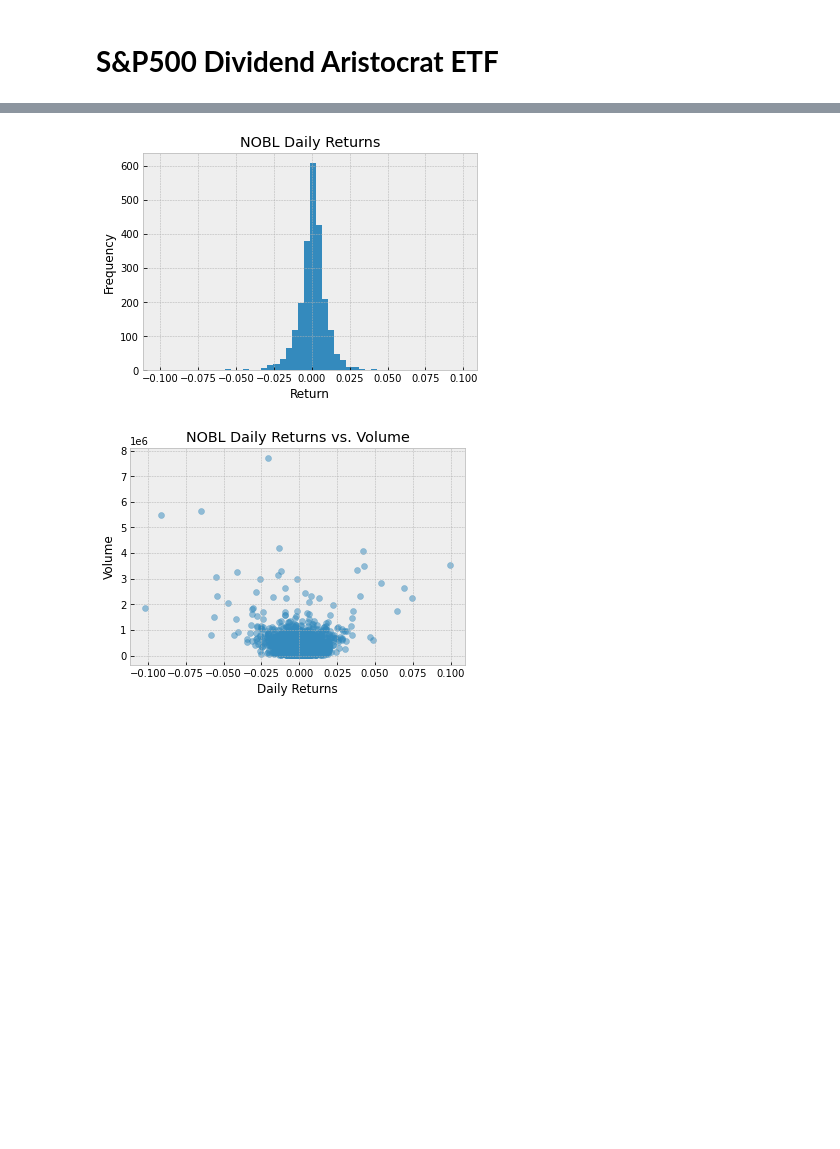
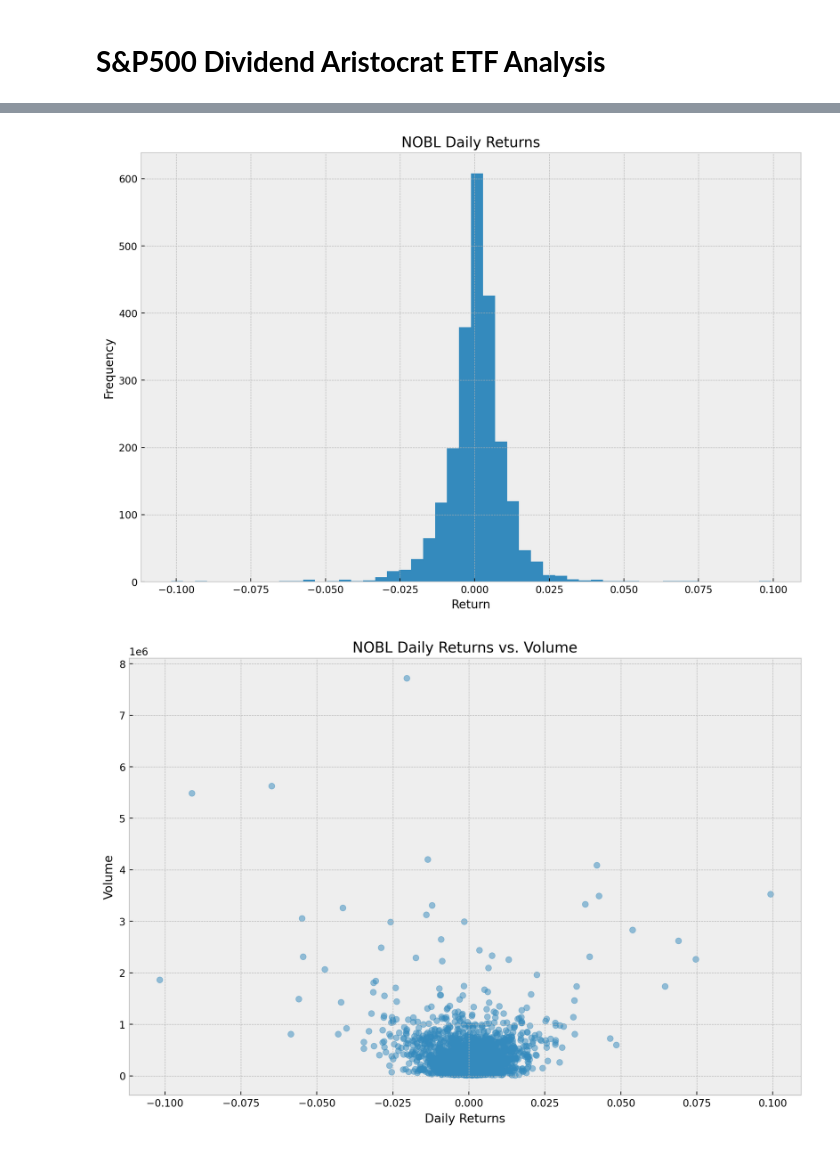
Before and after one commit to dibend/Jupyter, a Jupyter notebook: NOBL.ipynb, the cells around one changed output, grey strips where cells are left out. Saved outputs shown, nothing was run; the diff lists cells and outputs as text; code cells hidden in the pictures; blank space fills up the shorter version.

```diff
--- a/NOBL.ipynb
+++ b/NOBL.ipynb
@@ -1,7 +1,7 @@
 # %% [markdown]
 <a href="https://colab.research.google.com/github/dibend/Colab/blob/main/NOBL.ipynb" target="_parent"><img src="https://colab.research.google.com/assets/colab-badge.svg" alt="Open In Colab"/></a>
 # %% [markdown]
-# **S&P500 Dividend Aristocrat ETF**
+# **S&P500 Dividend Aristocrat ETF Analysis**
 # %%
 # First, install yfinance if it is not already installed
 !pip install yfinance
@@ -13,6 +13,9 @@ import yfinance as yf
 import matplotlib.pyplot as plt
 
 plt.style.use("bmh")
+fig=plt.figure(figsize=(12,8), dpi= 200)
+plt.rcParams['figure.figsize'] = [12, 8]
+plt.rcParams['figure.dpi'] = 200
 
 # Next, we'll retrieve the stock data for NOBL
 stock_data = yf.Ticker("NOBL").history(period="max")
@@ -96,10 +99,9 @@ plt.title("NOBL Correlation Matrix")
 plt.show()
 
 # Calculate and plot the Bollinger Bands
-stock_data["SMA50"] = stock_data["Close"].rolling(window=50).mean()
 stock_data["std"] = stock_data["Close"].rolling(window=20).std()
-stock_data["upper_band"] = stock_data["SMA50"] + 2 * stock_data["std"]
-stock_data["lower_band"] = stock_data["SMA50"] - 2 * stock_data["std"]
+stock_data["upper_band"] = stock_data["MA50"] + 2 * stock_data["std"]
+stock_data["lower_band"] = stock_data["MA50"] - 2 * stock_data["std"]
 plt.plot(stock_data.index, stock_data["Close"], label="Close")
 plt.plot(stock_data.index, stock_data["upper_band"], label="Upper Band")
 plt.plot(stock_data.index, stock_data["lower_band"], label="Lower Band")
@@ -126,5 +128,5 @@ Requirement already satisfied: cycler>=0.10 in /usr/local/lib/python3.8/dist-pac
 Requirement already satisfied: python-dateutil>=2.1 in /usr/local/lib/python3.8/dist-packages (from matplotlib>=2.2->seaborn) (2.8.2)
 Requirement already satisfied: pytz>=2017.3 in /usr/local/lib/python3.8/dist-packages (from pandas>=0.23->seaborn) (2022.7)
 Requirement already satisfied: six>=1.5 in /usr/local/lib/python3.8/dist-packages (from python-dateutil>=2.1->matplotlib>=2.2->seaborn) (1.15.0)
-[figure, old version]
+[figure, new version]
-[figure, old version]
+[figure, new version]
```
Also changed, not shown: parts of 1 cell of this notebook.
